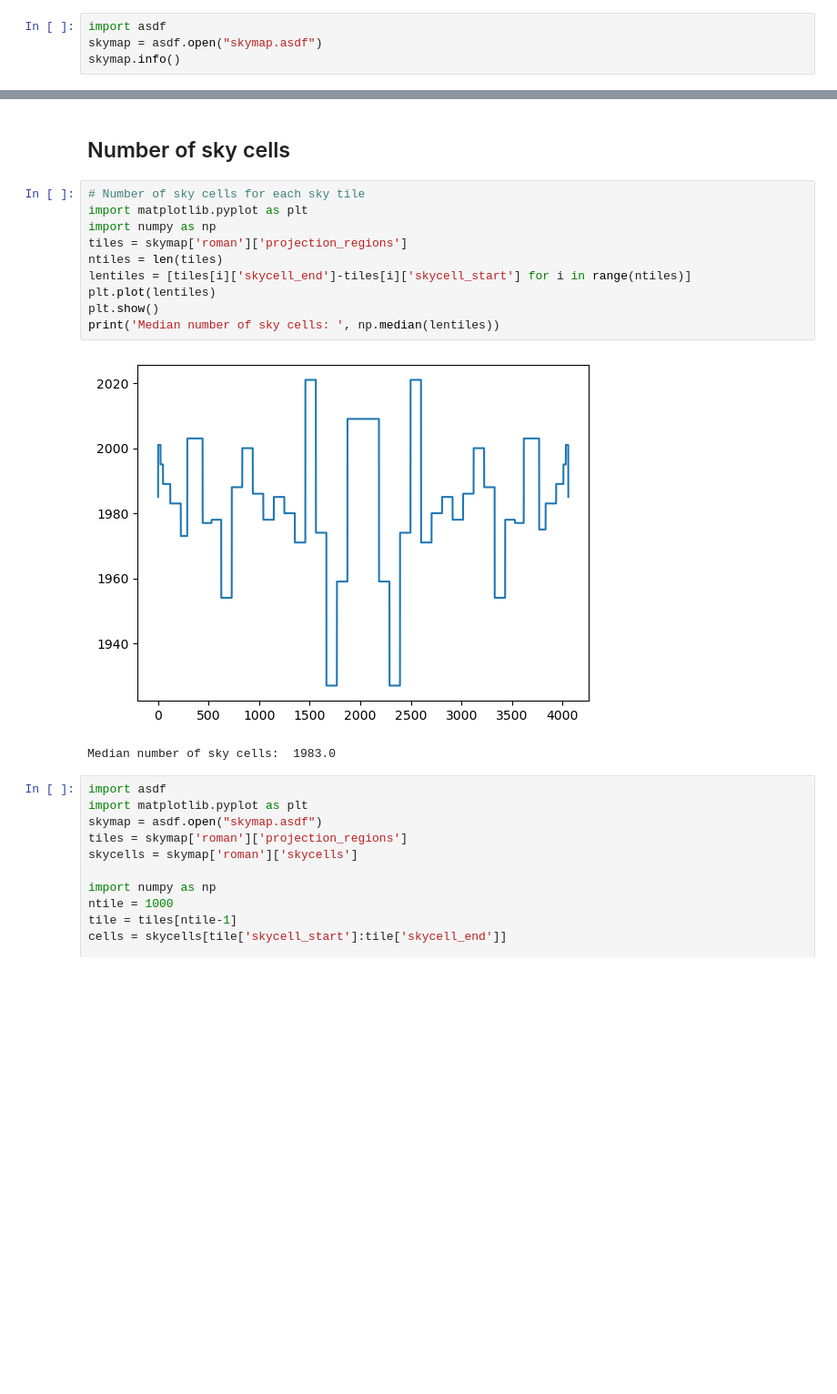
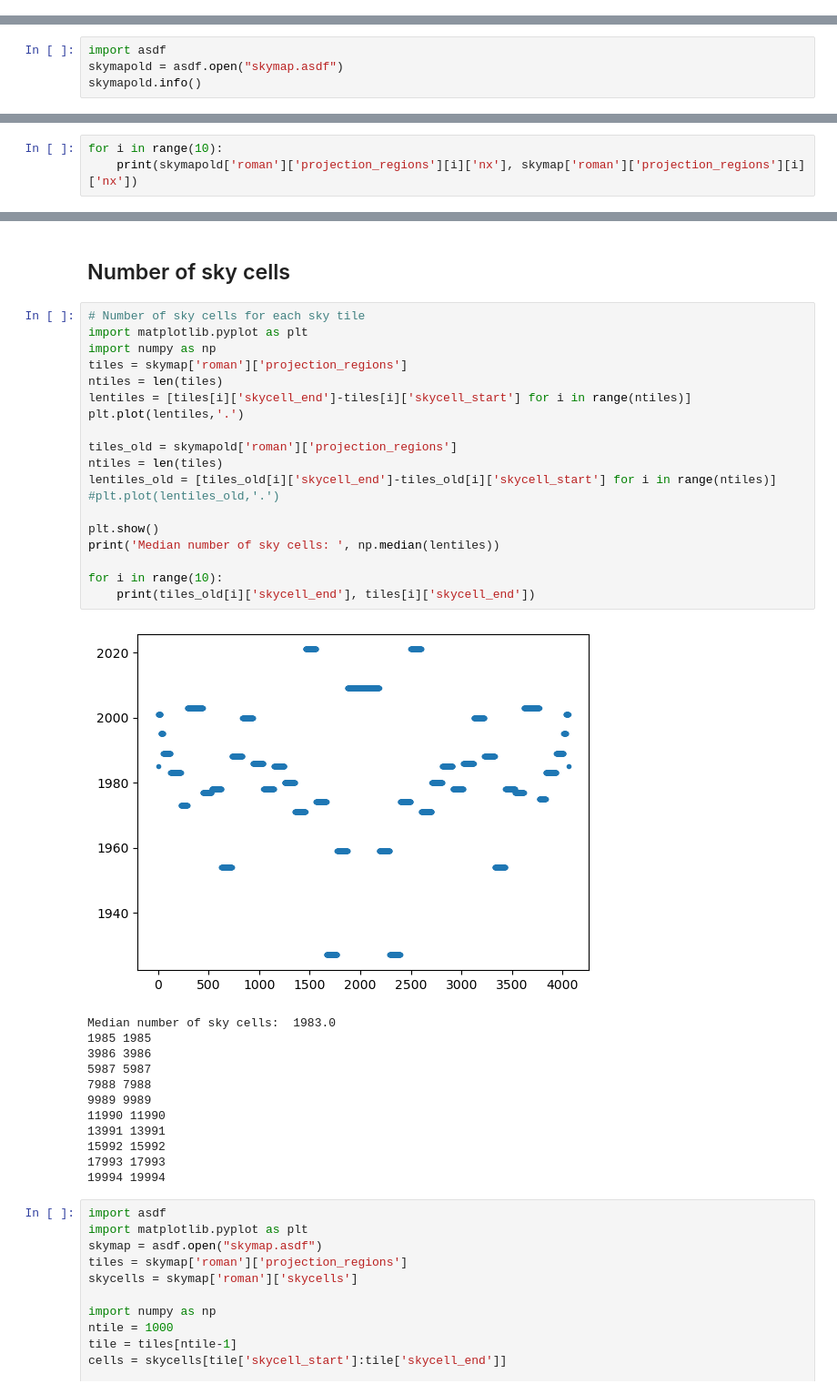
Before and after one commit to spacetelescope/skymap, a Jupyter notebook: notebook/Skymap.ipynb, the cells around one changed output, grey strips where cells are left out. Shown at 91% size. Drawn from its saved outputs; the diff is of its cells as text; blank space fills up the shorter version.

Commit message:
updated to roman_datamodels

```diff
--- a/notebook/Skymap.ipynb
+++ b/notebook/Skymap.ipynb
@@ -19,7 +19,3 @@ tiles2asdf(theta, phi, ramin, ramax, decmin, decmax)
 The file contains extensions with the number of the sky tile. For each extension, which can be read as tiles[n] with n the number of the sky tile, there is a different number of records containing the metadata of each sky cell.
 # %% [markdown]
 ## Structure of file
-# %%
-import asdf
-skymap = asdf.open("skymap.asdf")
-skymap.info()
@@ -43,0 +22,4 @@ Some nodes not shown.
+# %%
+import asdf
+skymapold = asdf.open("skymap.asdf")
+skymapold.info()
@@ -53,3 +63,6 @@ Projection regions:
 [('index', '<i4'), ('ra_tangent', '<f8'), ('dec_tangent', '<f8'), ('ra_min', '<f8'), ('ra_max', '<f8'), ('dec_min', '<f8'), ('dec_max', '<f8'), ('orientat', '<f4'), ('x_tangent', '<f8'), ('y_tangent', ...
 Skycells:
 [('name', '<U16'), ('ra_center', '<f8'), ('dec_center', '<f8'), ('orientat', '<f4'), ('x_tangent', '<f8'), ('y_tangent', '<f8'), ('ra_corn1', '<f8'), ('dec_corn1', '<f8'), ('ra_corn2', '<f8'), ('dec_c ...
+# %%
+for i in range(10):
+    print(skymapold['roman']['projection_regions'][i]['nx'], skymap['roman']['projection_regions'][i]['nx'])
@@ -58,16 +82,35 @@ Skycells:
 # %%
 # Number of sky cells for each sky tile
 import matplotlib.pyplot as plt
 import numpy as np
 tiles = skymap['roman']['projection_regions']
 ntiles = len(tiles)
 lentiles = [tiles[i]['skycell_end']-tiles[i]['skycell_start'] for i in range(ntiles)]
-plt.plot(lentiles)
+plt.plot(lentiles,'.')
+
+tiles_old = skymapold['roman']['projection_regions']
+ntiles = len(tiles)
+lentiles_old = [tiles_old[i]['skycell_end']-tiles_old[i]['skycell_start'] for i in range(ntiles)]
+#plt.plot(lentiles_old,'.')
+
 plt.show()
 print('Median number of sky cells: ', np.median(lentiles))
+
+for i in range(10):
+    print(tiles_old[i]['skycell_end'], tiles[i]['skycell_end'])
 # %% [output]
-[figure, old version]
+[figure, new version]
 Median number of sky cells:  1983.0
+1985 1985
+3986 3986
+5987 5987
+7988 7988
+9989 9989
+11990 11990
+13991 13991
+15992 15992
+17993 17993
+19994 19994
 # %%
 import asdf
 import matplotlib.pyplot as plt
```
Also changed, not shown: parts of 10 cells of this notebook, 1 other file.
